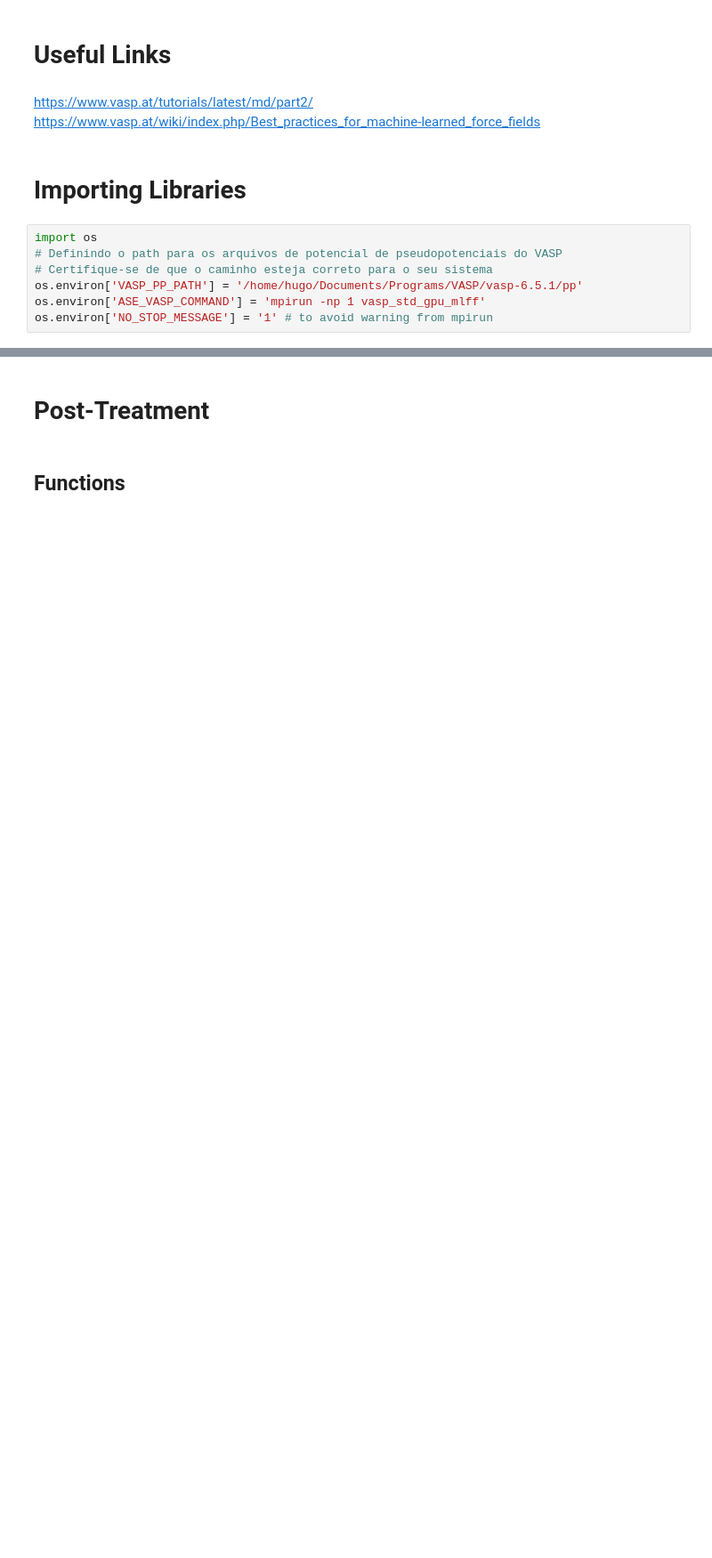
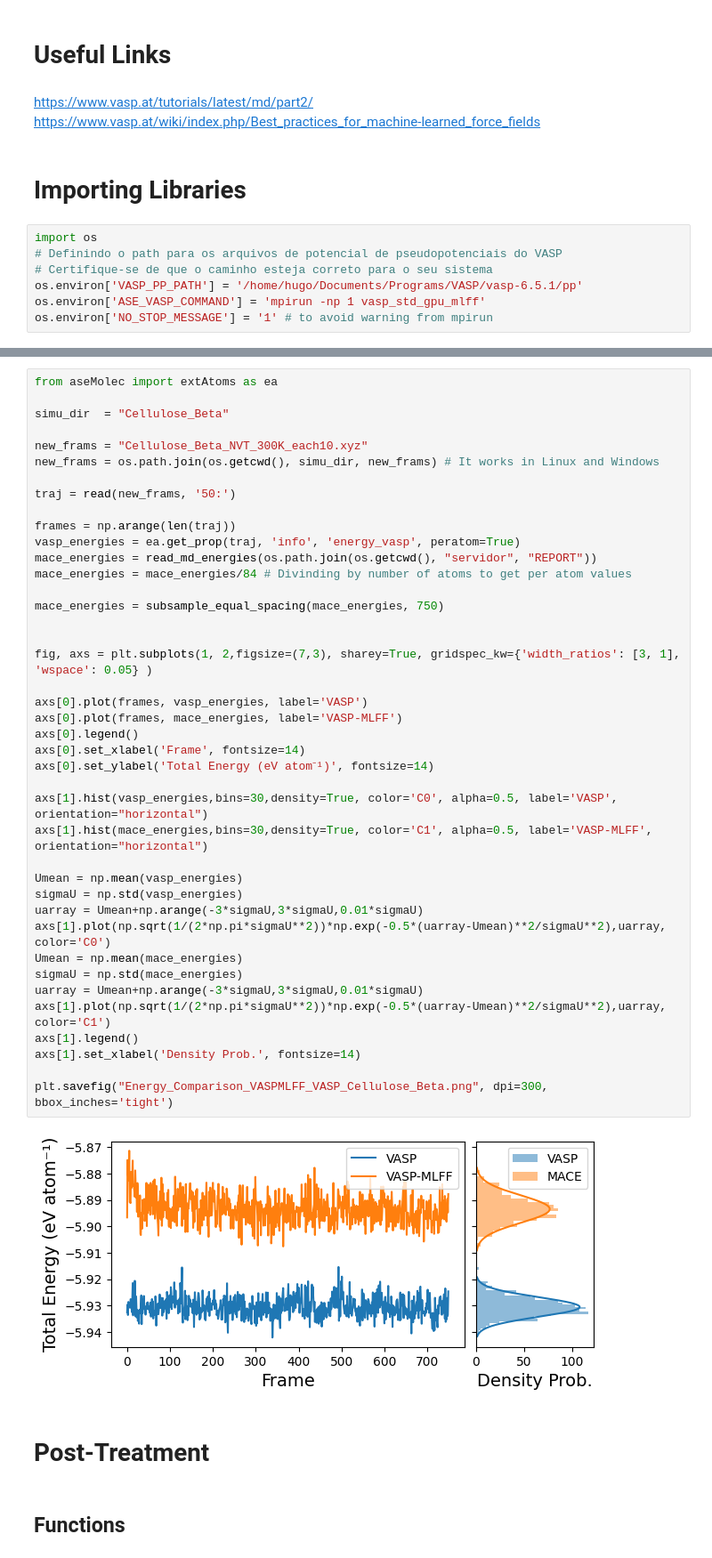
Before and after one commit to hugo-neto/COQ-878, a Jupyter notebook: FinalWork/MLFF_VASP/BO-AIMD_MLFF6/MLFF6.ipynb, the cells around one changed output, grey strips where cells are left out. Shown at 89% size. Cells and saved outputs as stored; diff of their text form; blank space fills up the shorter version.

Commit message:
Final update - MLFF VASP x SCF VASP

```diff
--- a/FinalWork/MLFF_VASP/BO-AIMD_MLFF6/MLFF6.ipynb
+++ b/FinalWork/MLFF_VASP/BO-AIMD_MLFF6/MLFF6.ipynb
@@ -40,3 +118,46 @@ import numpy as np
+# %%
+from aseMolec import extAtoms as ea
+
+simu_dir  = "Cellulose_Beta"
+
+new_frams = "Cellulose_Beta_NVT_300K_each10.xyz"
+new_frams = os.path.join(os.getcwd(), simu_dir, new_frams) # It works in Linux and Windows
+
+traj = read(new_frams, '50:')
+
+frames = np.arange(len(traj))
+vasp_energies = ea.get_prop(traj, 'info', 'energy_vasp', peratom=True)
+mace_energies = read_md_energies(os.path.join(os.getcwd(), "servidor", "REPORT"))
+mace_energies = mace_energies/84 # Divinding by number of atoms to get per atom values
+
+mace_energies = subsample_equal_spacing(mace_energies, 750)
+
+
+fig, axs = plt.subplots(1, 2,figsize=(7,3), sharey=True, gridspec_kw={'width_ratios': [3, 1], 'wspace': 0.05} )
+
+axs[0].plot(frames, vasp_energies, label='VASP')
+axs[0].plot(frames, mace_energies, label='VASP-MLFF')
+axs[0].legend()
+axs[0].set_xlabel('Frame', fontsize=14)
+axs[0].set_ylabel('Total Energy (eV atom⁻¹)', fontsize=14)
+
+axs[1].hist(vasp_energies,bins=30,density=True, color='C0', alpha=0.5, label='VASP', orientation="horizontal")
+axs[1].hist(mace_energies,bins=30,density=True, color='C1', alpha=0.5, label='VASP-MLFF', orientation="horizontal")
+
+Umean = np.mean(vasp_energies)
+sigmaU = np.std(vasp_energies)
+uarray = Umean+np.arange(-3*sigmaU,3*sigmaU,0.01*sigmaU)
+axs[1].plot(np.sqrt(1/(2*np.pi*sigmaU**2))*np.exp(-0.5*(uarray-Umean)**2/sigmaU**2),uarray, color='C0')
+Umean = np.mean(mace_energies)
+sigmaU = np.std(mace_energies)
+uarray = Umean+np.arange(-3*sigmaU,3*sigmaU,0.01*sigmaU)
+axs[1].plot(np.sqrt(1/(2*np.pi*sigmaU**2))*np.exp(-0.5*(uarray-Umean)**2/sigmaU**2),uarray, color='C1')
+axs[1].legend()
+axs[1].set_xlabel('Density Prob.', fontsize=14)
+
+plt.savefig("Energy_Comparison_VASPMLFF_VASP_Cellulose_Beta.png", dpi=300, bbox_inches='tight')
+# %% [output]
+[figure, added]
 # %% [markdown]
 # Post-Treatment
 # %% [markdown]
```
Also changed, not shown: parts of 11 cells of this notebook, 3 other files.
